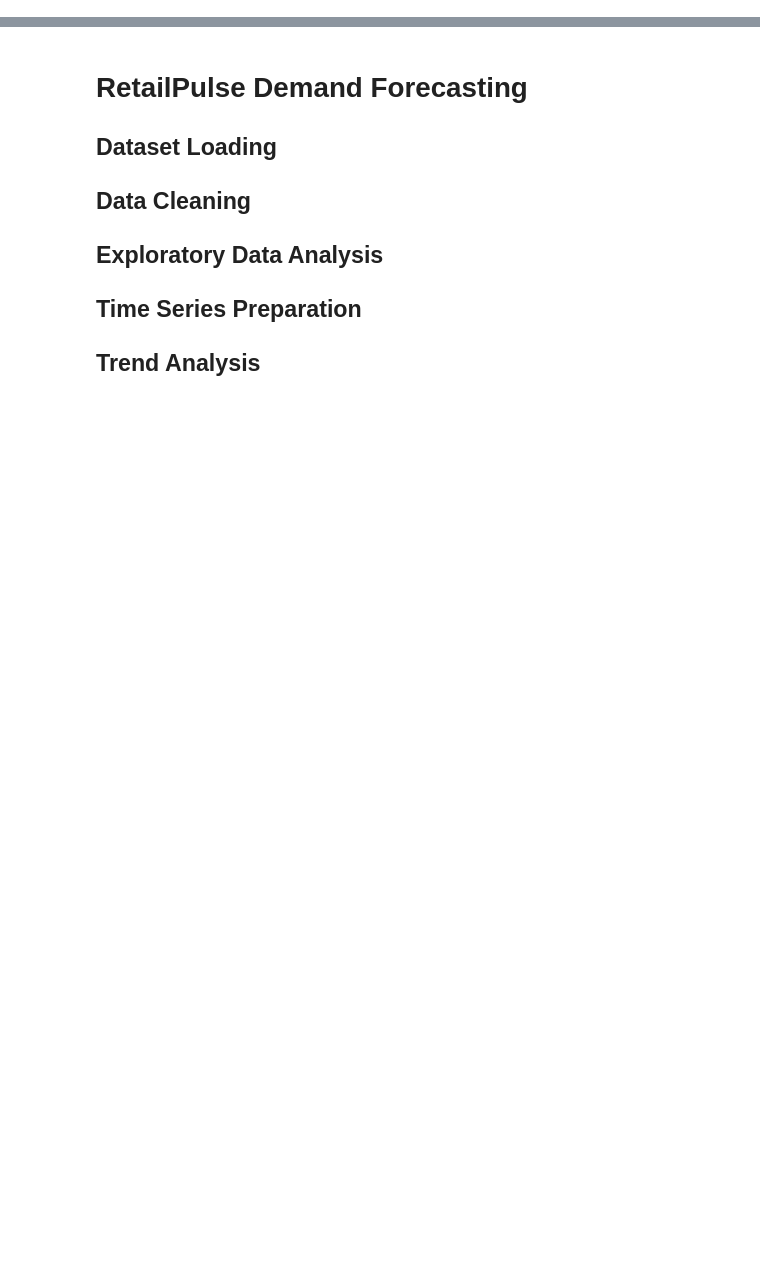
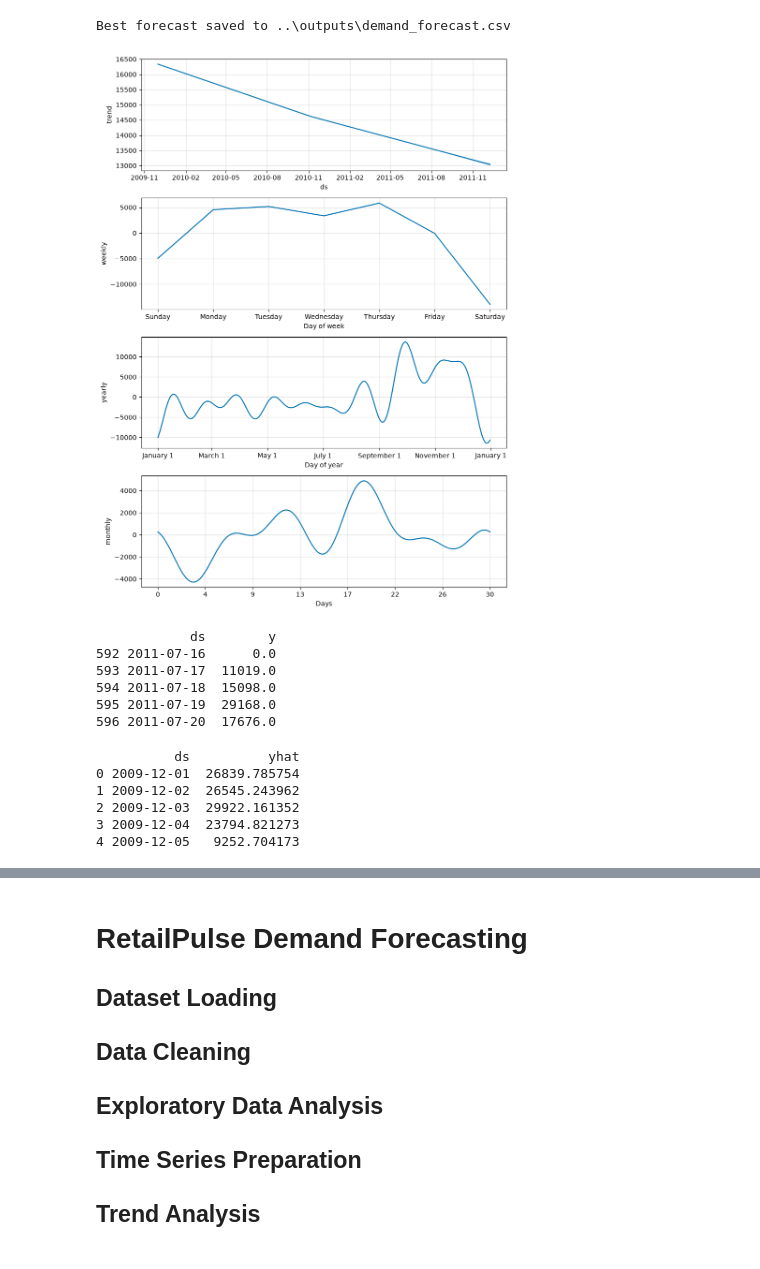
Before and after one commit to codeplayboy/RetailPulse-Zidio, a Jupyter notebook: notebooks/06_demand_forecasting.ipynb, the cells around one changed output, grey strips where cells are left out. Drawn from its saved outputs; the diff is of its cells as text; code cells hidden in the pictures; blank space fills up the shorter version.

```diff
--- a/notebooks/06_demand_forecasting.ipynb
+++ b/notebooks/06_demand_forecasting.ipynb
@@ -0,0 +19,21 @@
+# %%
+DATA_PATH = Path("../data/dataset_2_daily_demand_forecasting.csv.csv")
+OUTPUT_PATH = Path("../outputs/demand_forecast.csv")
+OUTPUT_PATH.parent.mkdir(parents=True, exist_ok=True)
+
+raw_df = pd.read_csv(DATA_PATH)
+raw_df["Date"] = pd.to_datetime(raw_df["Date"], errors="coerce")
+raw_df = raw_df.dropna(subset=["Date"]).sort_values("Date")
+
+series_df = (
+    raw_df[["Date", "Total_Quantity"]]
+    .rename(columns={"Date": "ds", "Total_Quantity": "y"})
+    .set_index("ds")
+    .resample("D")
+    .sum()
+    .reset_index()
+)
+series_df["y"] = series_df["y"].fillna(0).astype(float)
+series_df = series_df.sort_values("ds").reset_index(drop=True)
+
+series_df.head()
@@ -0,0 +69,17 @@
+# %%
+def calculate_metrics(y_true: np.ndarray, y_pred: np.ndarray) -> dict[str, float]:
+    """Calculate MAE, RMSE, and MAPE for a forecast."""
+    mask = y_true != 0
+    mae = mean_absolute_error(y_true, y_pred)
+    rmse = float(np.sqrt(mean_squared_error(y_true, y_pred)))
+    mape = float(np.mean(np.abs((y_true[mask] - y_pred[mask]) / y_true[mask])) * 100)
+    return {"mae": float(mae), "rmse": rmse, "mape": mape}
+
+
+n_test = max(30, int(len(series_df) * 0.2))
+split_index = len(series_df) - n_test
+train = series_df.iloc[:split_index].copy()
+test = series_df.iloc[split_index:].copy()
+
+print(f"Training rows: {len(train)}")
+print(f"Test rows: {len(test)}")
@@ -30,0 +235,27 @@ Primary Model: Prophet
+# %%
+best_forecast[["ds", "yhat", "yhat_lower", "yhat_upper"]].to_csv(OUTPUT_PATH, index=False)
+print(f"Best forecast saved to {OUTPUT_PATH}")
+# %% [output]
+Best forecast saved to ..\outputs\demand_forecast.csv
+# %%
+fig2 = model.plot_components(forecast)
+# %% [output]
+[figure, added]
+# %%
+print(test.head())
+# %% [output]
+            ds        y
+592 2011-07-16      0.0
+593 2011-07-17  11019.0
+594 2011-07-18  15098.0
+595 2011-07-19  29168.0
+596 2011-07-20  17676.0
+# %%
+print(forecast[['ds','yhat']].head())
+# %% [output]
+          ds          yhat
+0 2009-12-01  26839.785754
+1 2009-12-02  26545.243962
+2 2009-12-03  29922.161352
+3 2009-12-04  23794.821273
+4 2009-12-05   9252.704173
```
Also changed, not shown: parts of 83 cells of this notebook, 47 other files.
